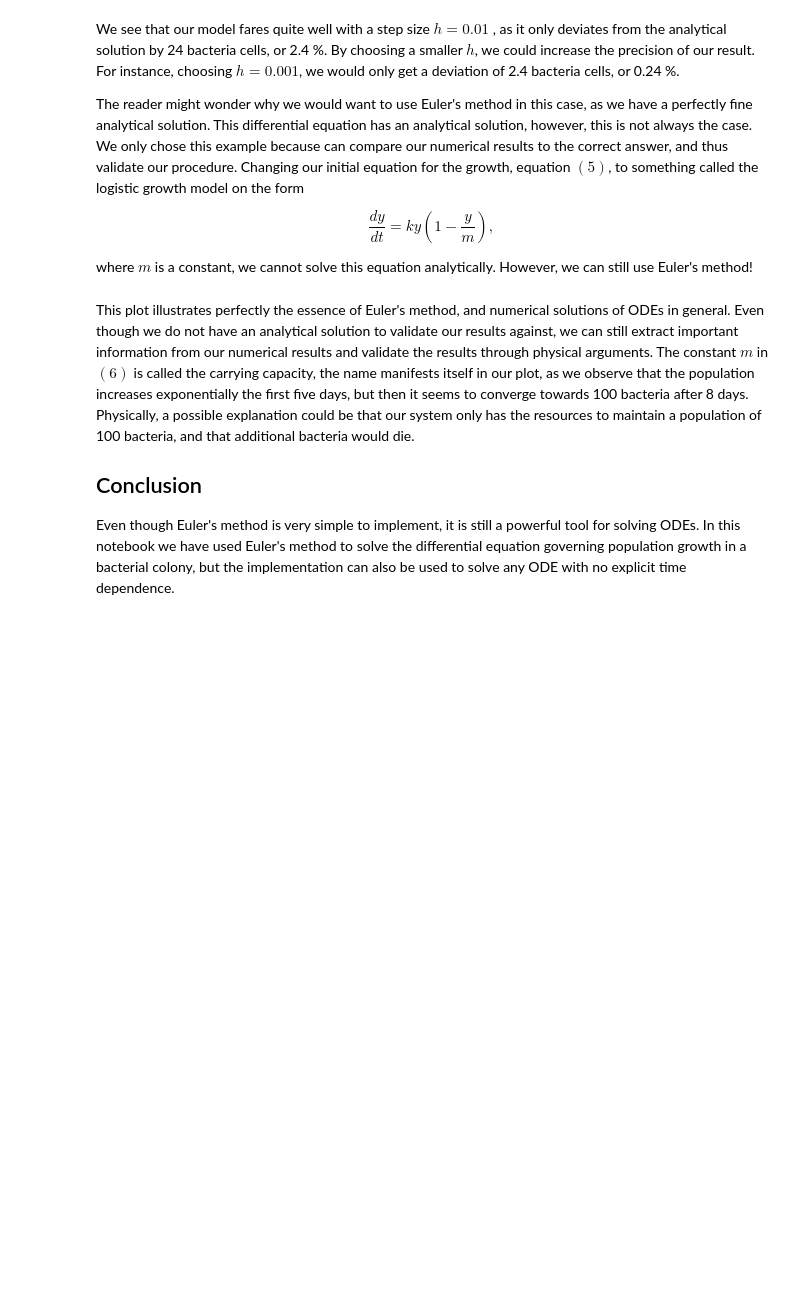
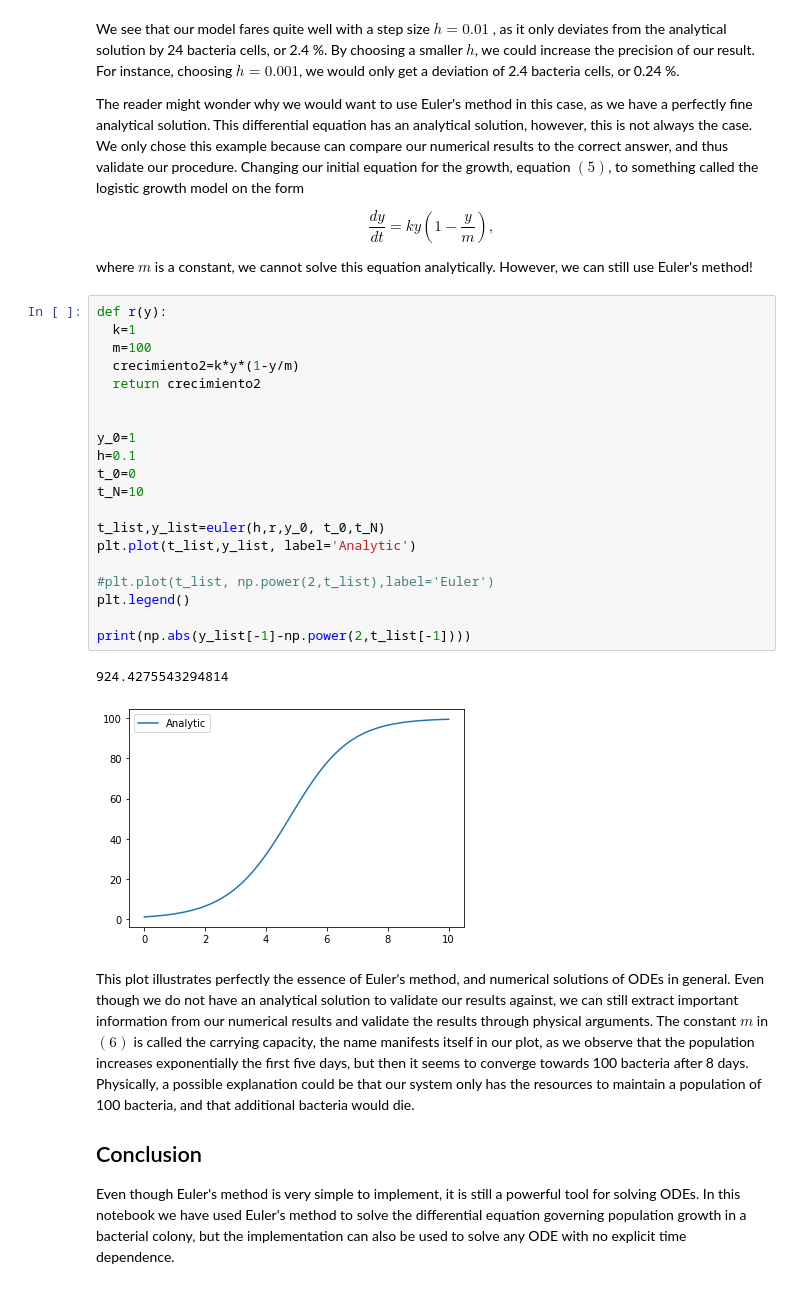
Before and after one commit to MarioBolanos/Modelado-y-Simulacion, a Jupyter notebook: Eulers_method__1.ipynb, the cells around one changed output. Drawn from its saved outputs; the diff is of its cells as text; blank space fills up the shorter version.

```diff
--- a/Eulers_method__1.ipynb
+++ b/Eulers_method__1.ipynb
@@ -170,6 +173,29 @@ The reader might wonder why we would want to use Euler's method in this case, as
 \end{equation}
 
 where $m$ is a constant, we cannot solve this equation analytically. However, we can still use Euler's method!
+# %%
+def r(y):
+  k=1
+  m=100
+  crecimiento2=k*y*(1-y/m)
+  return crecimiento2
+
+
+y_0=1
+h=0.1
+t_0=0
+t_N=10
+
+t_list,y_list=euler(h,r,y_0, t_0,t_N)
+plt.plot(t_list,y_list, label='Analytic')
+
+#plt.plot(t_list, np.power(2,t_list),label='Euler')
+plt.legend()
+
+print(np.abs(y_list[-1]-np.power(2,t_list[-1])))
+# %% [output]
+924.4275543294814
+[figure, added]
 # %% [markdown]
 This plot illustrates perfectly the essence of Euler's method, and numerical solutions of ODEs in general. Even though we do not have an analytical solution to validate our results against, we can still extract important information from our numerical results and validate the results through physical arguments. The constant $m$ in $(6)$ is called the carrying capacity, the name manifests itself in our plot, as we observe that the population increases exponentially the first five days, but then it seems to converge towards 100 bacteria after 8 days. Physically, a possible explanation could be that our system only has the resources to maintain a population of 100 bacteria, and that additional bacteria would die.
 
```
Also changed, not shown: parts of 3 cells of this notebook.
